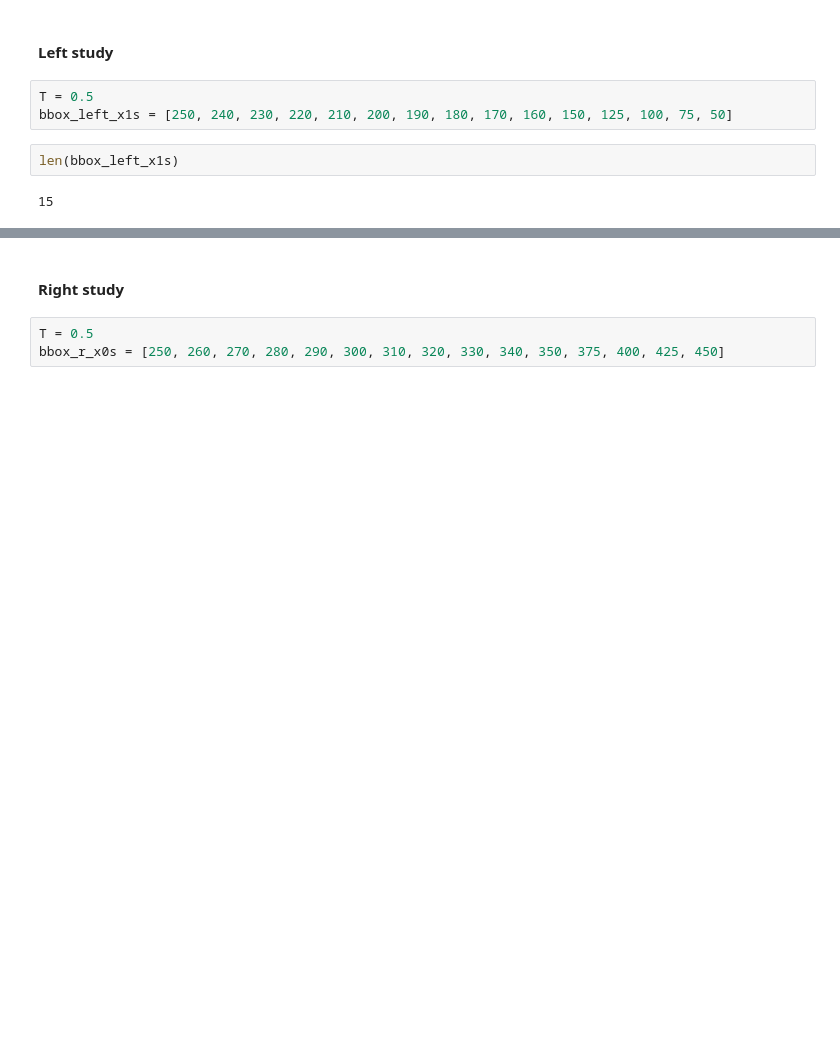
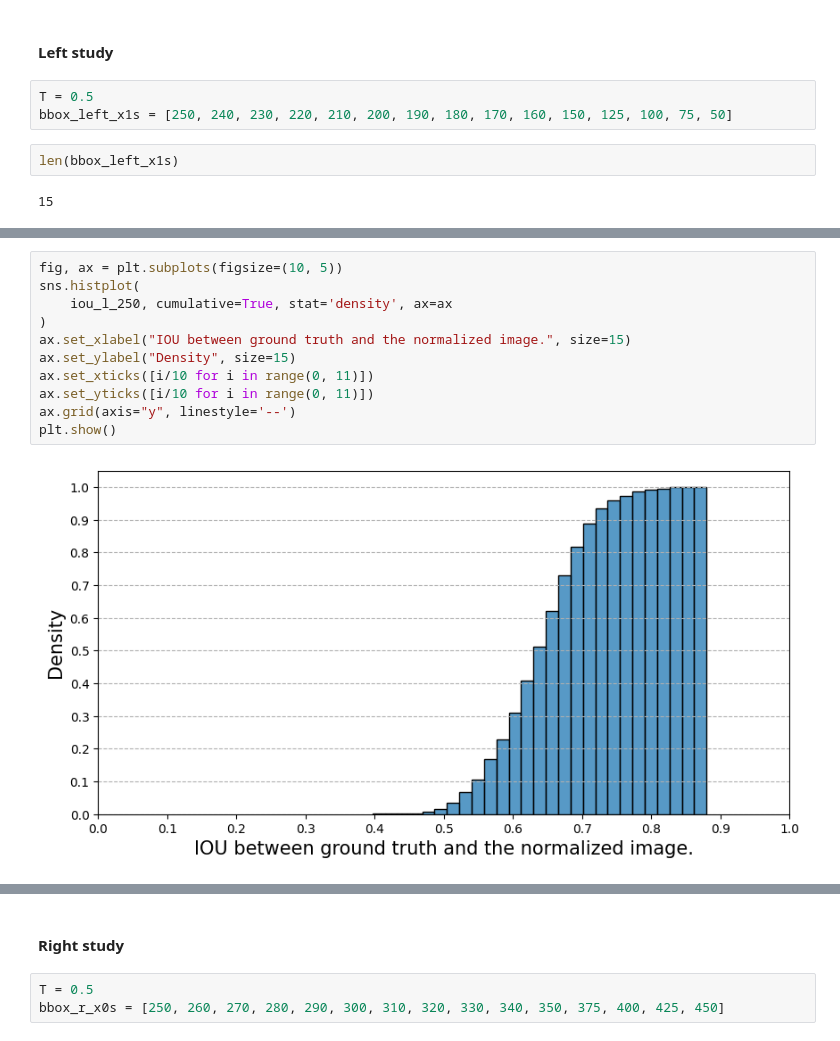
Before and after one commit to nhm-7/rec, a Jupyter notebook: notebooks/02_NH_spatial_pure_and_bboxes_overlapping.ipynb, the cells around one changed output, grey strips where cells are left out. Drawn from its saved outputs; the diff is of its cells as text; blank space fills up the shorter version.

```diff
--- a/notebooks/02_NH_spatial_pure_and_bboxes_overlapping.ipynb
+++ b/notebooks/02_NH_spatial_pure_and_bboxes_overlapping.ipynb
@@ -189,0 +194,13 @@ plt.show()
+# %%
+fig, ax = plt.subplots(figsize=(10, 5))
+sns.histplot(
+    iou_l_250, cumulative=True, stat='density', ax=ax
+)
+ax.set_xlabel("IOU between ground truth and the normalized image.", size=15)
+ax.set_ylabel("Density", size=15)
+ax.set_xticks([i/10 for i in range(0, 11)])
+ax.set_yticks([i/10 for i in range(0, 11)])
+ax.grid(axis="y", linestyle='--')
+plt.show()
+# %% [output]
+[figure, added]
```
Also changed, not shown: parts of 14 cells of this notebook, 1 other file.
